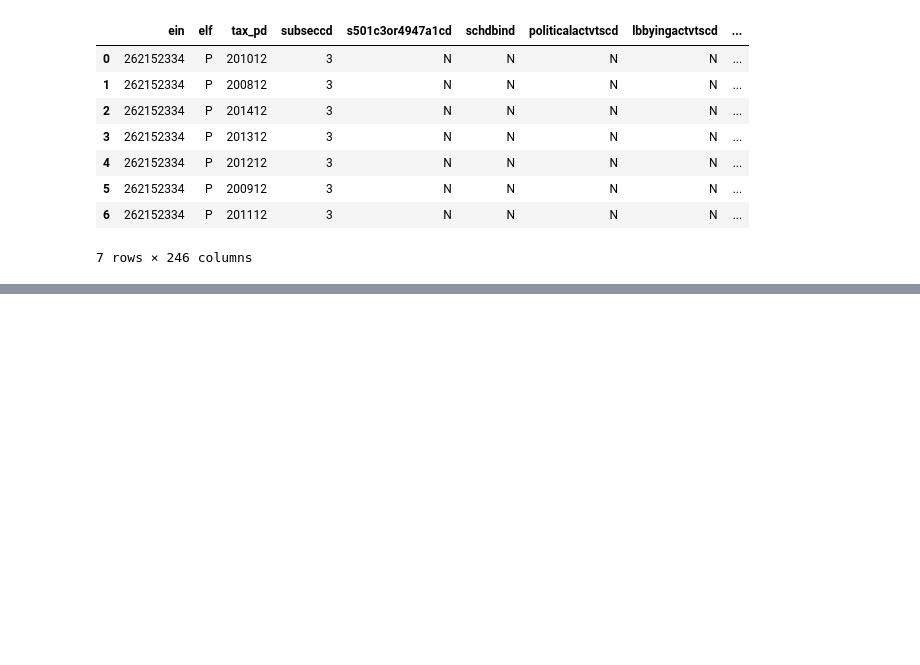
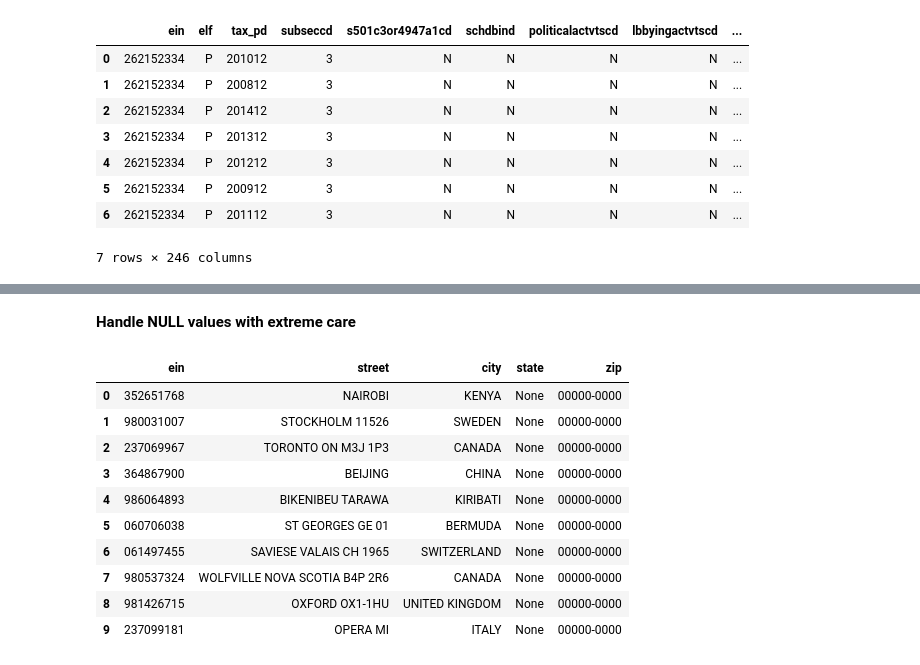
Before and after one commit to samilozkan/BigQuery-Tutorial, a Jupyter notebook: intro.ipynb, the cells around one changed output, grey strips where cells are left out. Cells and saved outputs as stored; diff of their text form; code cells hidden in the pictures; blank space fills up the shorter version.

```diff
--- a/intro.ipynb
+++ b/intro.ipynb
@@ -250,0 +275,26 @@ WHERE ein = '262152334'
+# %% [markdown]
+**Handle NULL values with extreme care**
+# %%
+%%bigquery
+SELECT
+    ein,
+    street,
+    city,
+    state,
+    zip
+FROM `bigquery-public-data.irs_990.irs_990_ein`
+WHERE
+    state IS NULL
+LIMIT 10
+# %% [output]
+|  | ein | street | city | state | zip |
+| 0 | 352651768 | NAIROBI | KENYA | None | 00000-0000 |
+| 1 | 980031007 | STOCKHOLM 11526 | SWEDEN | None | 00000-0000 |
+| 2 | 237069967 | TORONTO ON M3J 1P3 | CANADA | None | 00000-0000 |
+| 3 | 364867900 | BEIJING | CHINA | None | 00000-0000 |
+| 4 | 986064893 | BIKENIBEU TARAWA | KIRIBATI | None | 00000-0000 |
+| 5 | 060706038 | ST GEORGES GE 01 | BERMUDA | None | 00000-0000 |
+| 6 | 061497455 | SAVIESE VALAIS CH 1965 | SWITZERLAND | None | 00000-0000 |
+| 7 | 980537324 | WOLFVILLE NOVA SCOTIA B4P 2R6 | CANADA | None | 00000-0000 |
+| 8 | 981426715 | OXFORD OX1-1HU | UNITED KINGDOM | None | 00000-0000 |
+| 9 | 237099181 | OPERA MI | ITALY | None | 00000-0000 |
```
Also changed, not shown: parts of 12 cells of this notebook, 1 other file.
